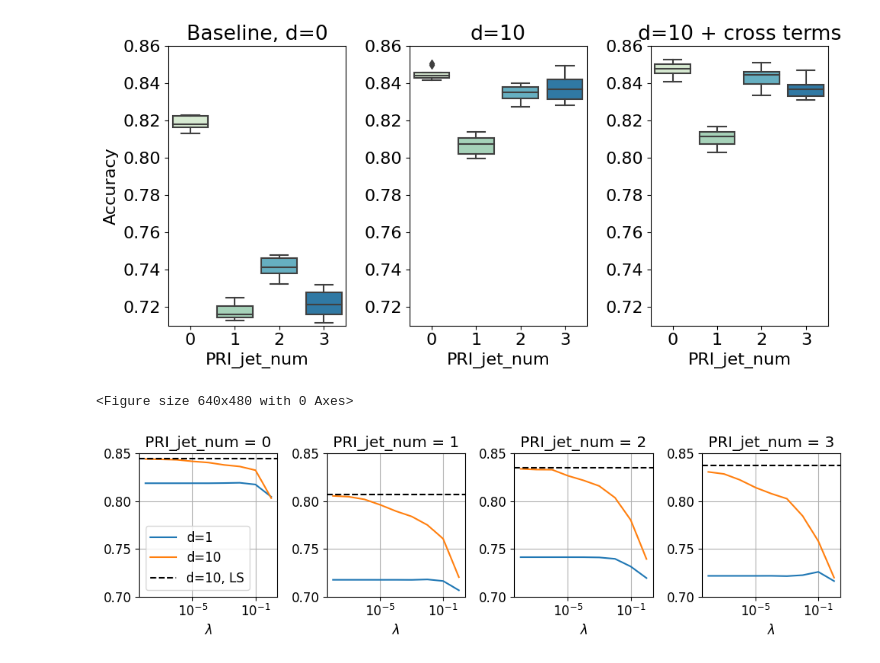
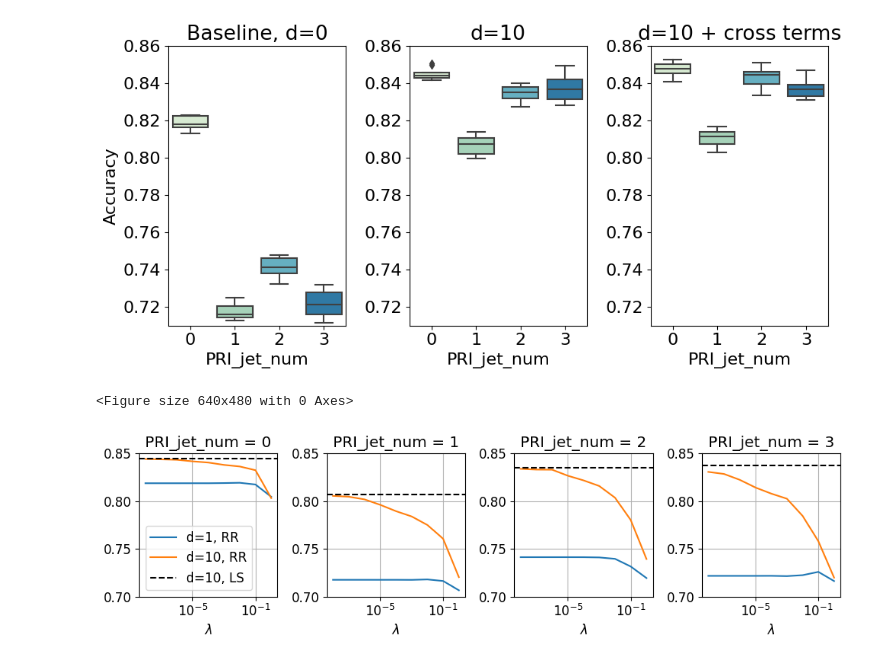
Before and after one commit to Alicia-max/ML--Binary-classification_Higgs-boson-competition, a Jupyter notebook: project/analysis.ipynb, the cells around one changed output. Saved outputs shown, nothing was run; the diff lists cells and outputs as text; code cells hidden in the pictures.

```diff
--- a/project/analysis.ipynb
+++ b/project/analysis.ipynb
@@ -552,29 +552,29 @@ plt.savefig('proj1_boxplots.pdf')
 # %%
 matplotlib.rcParams.update({'font.size': 12})
 
 ylim = [.7, .85]
 lambda_ = np.logspace(-8, 0, 9)
 plt.figure()
 
 fig, axs = plt.subplots(nrows=1, ncols=4, sharex=True,
                                     figsize=(10, 3))
 data = [plot2_group0, plot2_group1, plot2_group2, plot2_group3]
 data_LS = [np.mean(plot1_group0['degree_LS']), np.mean(plot1_group1['degree_LS']), np.mean(plot1_group2['degree_LS']), np.mean(plot1_group3['degree_LS'])]
 for i in range(4):
     ax = axs[i]
     ax.set_title('PRI_jet_num = {}'.format(i))
-    ax.semilogx(lambda_, data[i]['deg_0'], label='d=1')
-    ax.semilogx(lambda_, data[i]['deg_10'], label='d=10')
+    ax.semilogx(lambda_, data[i]['deg_0'], label='d=1, RR')
+    ax.semilogx(lambda_, data[i]['deg_10'], label='d=10, RR')
     ax.axhline(y = data_LS[i], color = 'k', linestyle = '--', label='d=10, LS')
     ax.grid(True)
     ax.set_ylim(ylim)
     ax.set_xlabel(r'$\lambda$')
     if i == 0:
         ax.legend()
     ax.locator_params(axis='y', nbins=5)
 
 plt.tight_layout()
 plt.savefig('proj1_lsvsridge.pdf')
 # %% [output]
 <Figure size 640x480 with 0 Axes>
-[figure, old version]
+[figure, new version]
```
Also changed, not shown: 4 other files.
